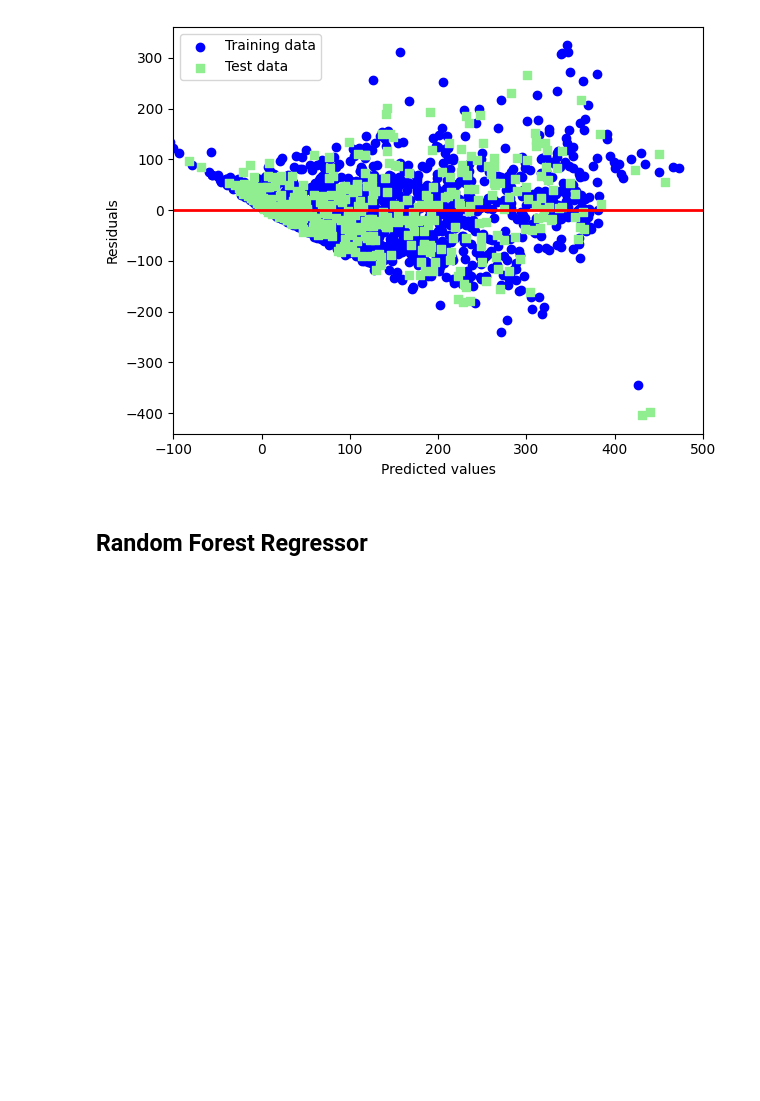
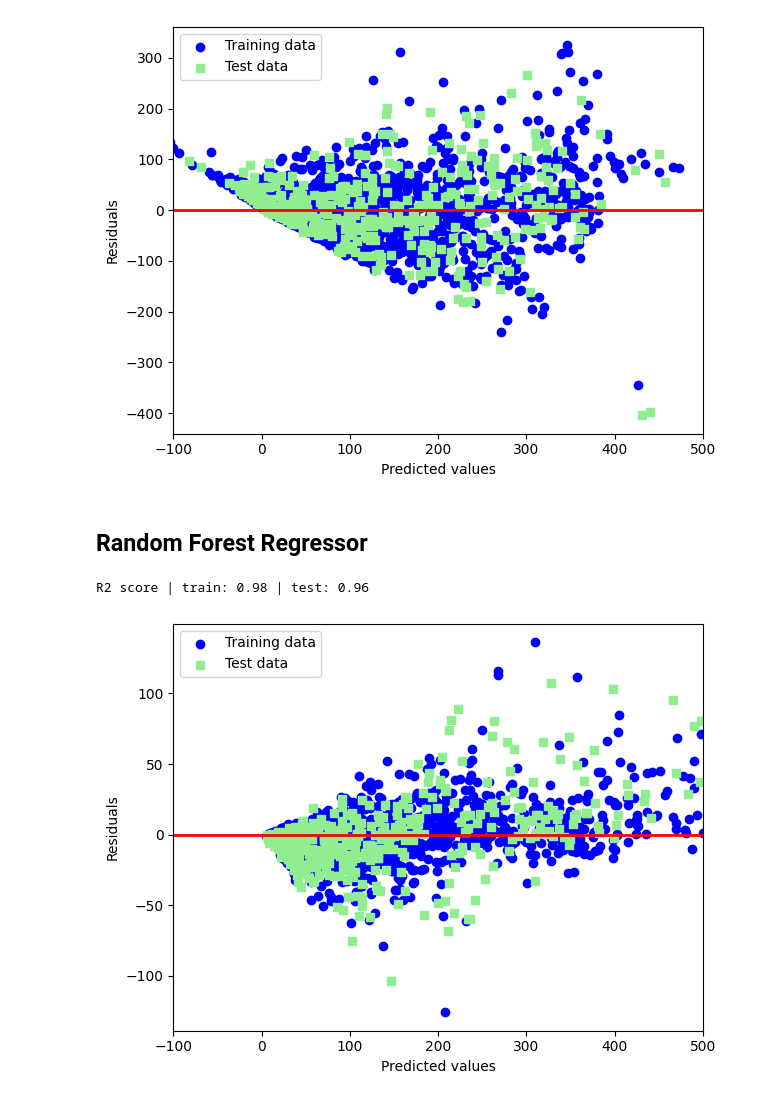
Before and after one commit to huang0520/1121_Deep_Learning, a Jupyter notebook: Lab04-2/Lab04-2_112501533.ipynb, the cells around one changed output. Saved outputs shown, nothing was run; the diff lists cells and outputs as text; code cells hidden in the pictures; blank space fills up the shorter version.

```diff
--- a/Lab04-2/Lab04-2_112501533.ipynb
+++ b/Lab04-2/Lab04-2_112501533.ipynb
@@ -200,7 +201,37 @@ R2 score | train: 0.76 | test: 0.69
 [figure]
 # %% [markdown]
 ## Random Forest Regressor
-# %%
-class RandomForestRegressor:
-    def __init__(self, max_depth) -> None:
-        self.max_depth = max_depth
+# %%
+x_train_std = preprocessor(x_train.to_numpy())
+x_test_std = preprocessor(x_test.to_numpy())
+
+forest = RandomForestRegressor(
+    n_estimators=1000, criterion="squared_error", random_state=1, n_jobs=-1
+)
+forest.fit(x_train_std, y_train)
+y_train_pred = forest.predict(x_train_std)
+
+forest.fit(x_test_std, y_test)
+y_test_pred = forest.predict(x_test_std)
+
+r2_train = r2_score(y_train, y_train_pred)
+r2_test = r2_score(y_test, y_test_pred)
+
+print(f"R2 score | train: {r2_train:.2f} | test: {r2_test:.2f}")
+
+# Residual plot
+residual_train = y_train - y_train_pred
+residual_test = y_test - y_test_pred
+
+plt.scatter(y_train_pred, residual_train, c="blue", marker="o", label="Training data")
+plt.scatter(y_test_pred, residual_test, c="lightgreen", marker="s", label="Test data")
+plt.xlabel("Predicted values")
+plt.ylabel("Residuals")
+plt.legend(loc="upper left")
+plt.hlines(y=0, xmin=-100, xmax=500, lw=2, color="red")
+plt.xlim([-100, 500])
+plt.tight_layout()
+plt.show()
+# %% [output]
+R2 score | train: 0.98 | test: 0.96
+[figure, added]
```
Also changed, not shown: parts of 1 cell of this notebook.
